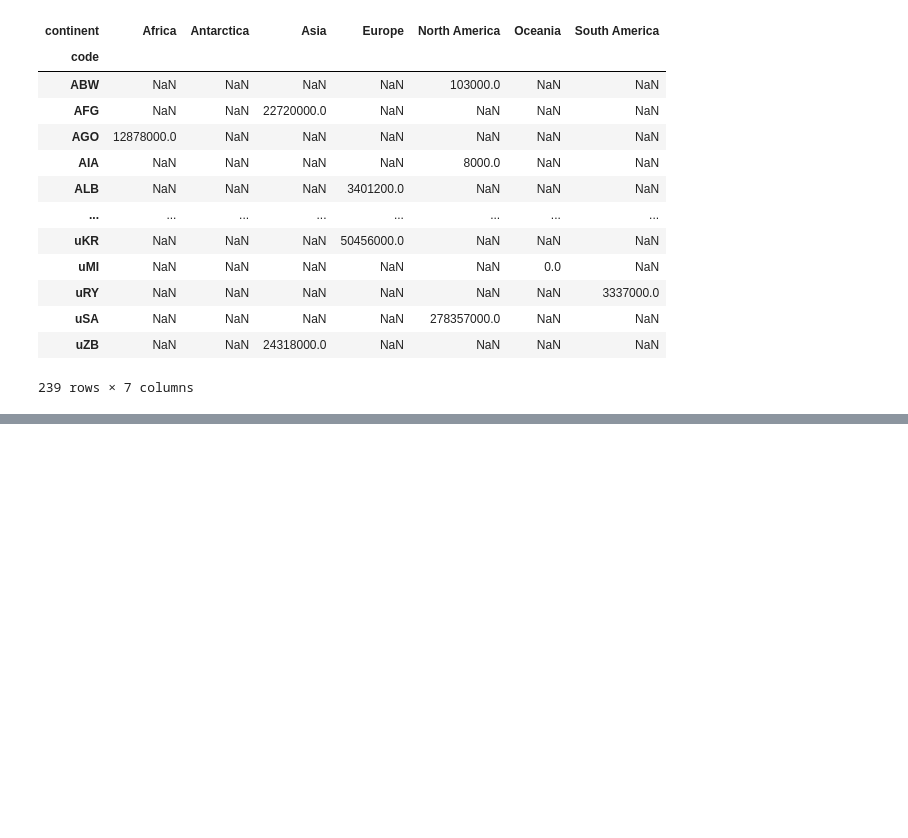
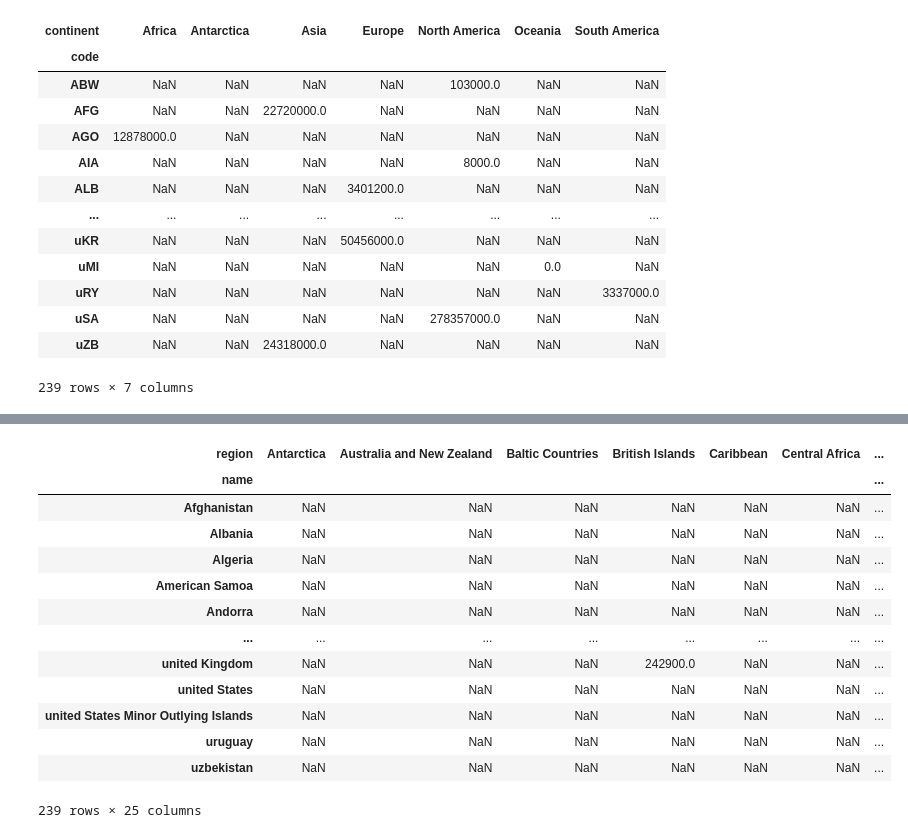
Before and after one commit to BetoRdz01/Reto-Final, a Jupyter notebook: RetoFinal.ipynb, the cells around one changed output, grey strips where cells are left out. Cells and saved outputs as stored; diff of their text form; code cells hidden in the pictures; blank space fills up the shorter version.

Commit message:
7.2:Segunda transformación

```diff
--- a/RetoFinal.ipynb
+++ b/RetoFinal.ipynb
@@ -333,3 +333,22 @@ Data1[['Africa']].iplot(kind='scatter', mode='markers',xTitle='poblacion',
                                title='Distibución de poblacion de Africa')
 # %% [output]
 [interactive output not drawn]
+# %%
+#Segunda transformación
+Data2= data.pivot(index='name', columns='region',  values='surface_area')
+Data2
+# %% [output]
+| region | Antarctica | Australia and New Zealand | Baltic Countries | British Islands | Caribbean | Central Africa | ... |
+| name |  |  |  |  |  |  | ... |
+| Afghanistan | NaN | NaN | NaN | NaN | NaN | NaN | ... |
+| Albania | NaN | NaN | NaN | NaN | NaN | NaN | ... |
+| Algeria | NaN | NaN | NaN | NaN | NaN | NaN | ... |
+| American Samoa | NaN | NaN | NaN | NaN | NaN | NaN | ... |
+| Andorra | NaN | NaN | NaN | NaN | NaN | NaN | ... |
+| ... | ... | ... | ... | ... | ... | ... | ... |
+| united Kingdom | NaN | NaN | NaN | 242900.0 | NaN | NaN | ... |
+| united States | NaN | NaN | NaN | NaN | NaN | NaN | ... |
+| united States Minor Outlying Islands | NaN | NaN | NaN | NaN | NaN | NaN | ... |
+| uruguay | NaN | NaN | NaN | NaN | NaN | NaN | ... |
+| uzbekistan | NaN | NaN | NaN | NaN | NaN | NaN | ... |
+239 rows × 25 columns
```
Also changed, not shown: parts of 7 cells of this notebook.
